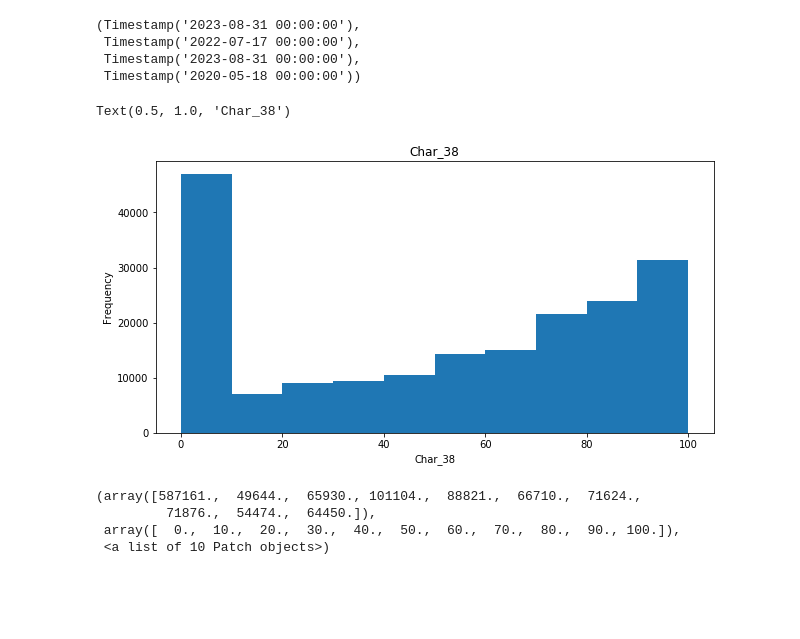
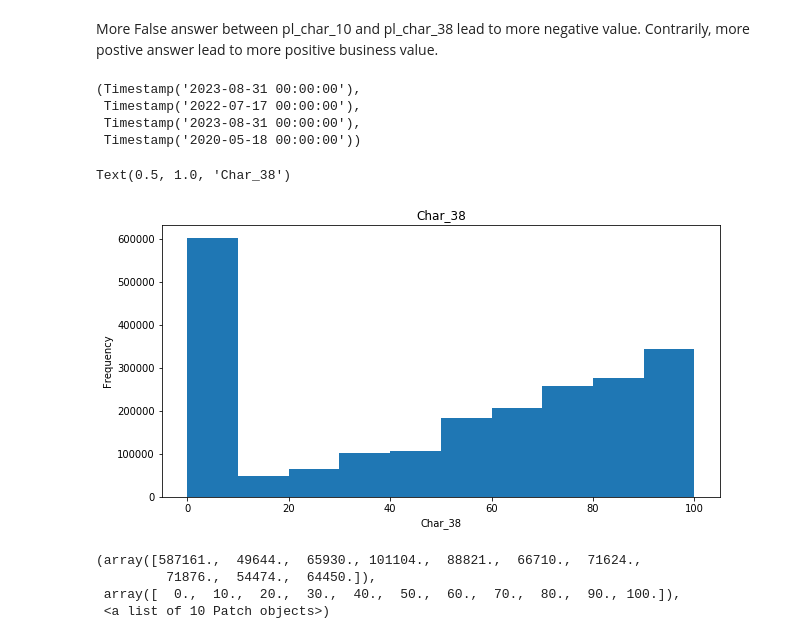
Before and after one commit to khwajajalal/Capstone3-Red_hat_business_value, a Jupyter notebook: red_hat.ipynb, the cells around one changed output. Saved outputs shown, nothing was run; the diff lists cells and outputs as text; code cells hidden in the pictures; blank space fills up the shorter version.

```diff
--- a/red_hat.ipynb
+++ b/red_hat.ipynb
@@ -85,3 +113,5 @@ memory usage: 251.5+ MB
+# %% [markdown]
+More False answer between pl_char_10 and pl_char_38 lead to more negative value. Contrarily, more postive answer lead to more positive business value.
 # %%
 ac.activity_category.unique()
 ac.outcome.unique()
@@ -93,12 +124,12 @@ ac['date'].max(), ac['date'].min(), pl['date'].max(), pl['date'].min()
  Timestamp('2023-08-31 00:00:00'),
  Timestamp('2020-05-18 00:00:00'))
 # %%
-pl.char_38.plot(kind='hist',figsize=(10,5))
+ac_pl_merge.pl_char_38.plot(kind='hist',figsize=(10,5))
 plt.xlabel('Char_38')
 plt.ylabel('Frequency')
 plt.title('Char_38')
 # %% [output]
 Text(0.5, 1.0, 'Char_38')
-[figure, old version]
+[figure, new version]
 # %%
 pl.columns
```
Also changed, not shown: parts of 81 cells of this notebook.
